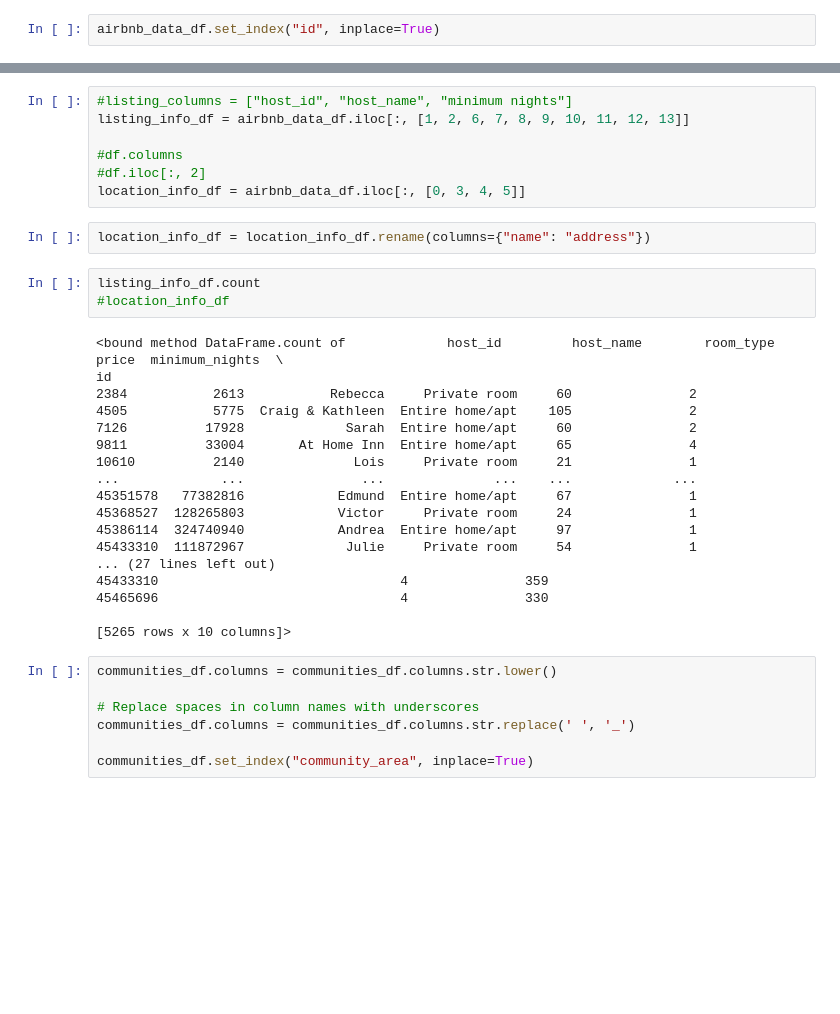
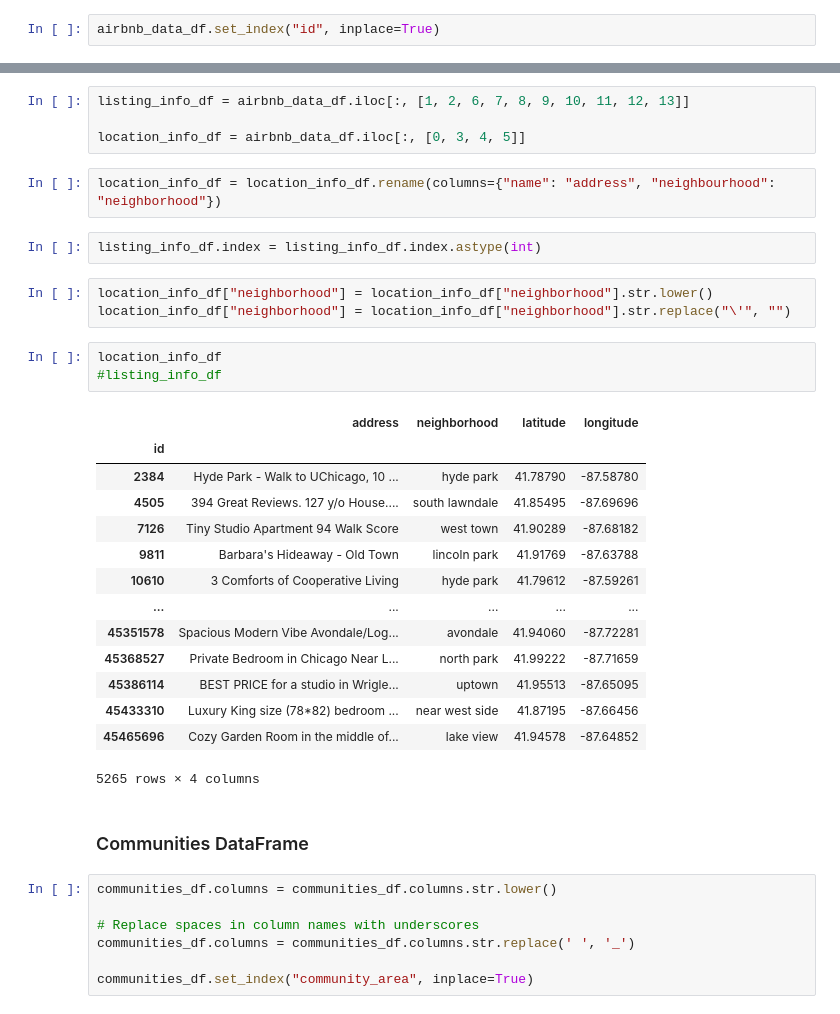
Before and after one commit to halabi93/Airbnb-Data-Analysis, a Jupyter notebook: ETL_Starter.ipynb, the cells around one changed output, grey strips where cells are left out. Saved outputs shown, nothing was run; the diff lists cells and outputs as text; blank space fills up the shorter version.

```diff
--- a/ETL_Starter.ipynb
+++ b/ETL_Starter.ipynb
@@ -39,33 +53,34 @@ airbnb_data_df.index.max()
 # %%
-#listing_columns = ["host_id", "host_name", "minimum nights"]
 listing_info_df = airbnb_data_df.iloc[:, [1, 2, 6, 7, 8, 9, 10, 11, 12, 13]]
 
-#df.columns
-#df.iloc[:, 2]
 location_info_df = airbnb_data_df.iloc[:, [0, 3, 4, 5]]
 # %%
-location_info_df = location_info_df.rename(columns={"name": "address"})
+location_info_df = location_info_df.rename(columns={"name": "address", "neighbourhood": "neighborhood"})
-# %%
-listing_info_df.count
-#location_info_df
-# %% [output]
-<bound method DataFrame.count of             host_id         host_name        room_type  price  minimum_nights  \
-id
-2384           2613           Rebecca     Private room     60               2
-4505           5775  Craig & Kathleen  Entire home/apt    105               2
-7126          17928             Sarah  Entire home/apt     60               2
-9811          33004       At Home Inn  Entire home/apt     65               4
-10610          2140              Lois     Private room     21               1
-...             ...               ...              ...    ...             ...
-45351578   77382816            Edmund  Entire home/apt     67               1
-45368527  128265803            Victor     Private room     24               1
-45386114  324740940            Andrea  Entire home/apt     97               1
-45433310  111872967             Julie     Private room     54               1
-... (27 lines left out)
-45433310                               4               359
-45465696                               4               330
-
-[5265 rows x 10 columns]>
+# %%
+listing_info_df.index = listing_info_df.index.astype(int)
+# %%
+location_info_df["neighborhood"] = location_info_df["neighborhood"].str.lower()
+location_info_df["neighborhood"] = location_info_df["neighborhood"].str.replace("\'", "")
+# %%
+location_info_df
+#listing_info_df
+# %% [output]
+|  | address | neighborhood | latitude | longitude |
+| id |  |  |  |  |
+| 2384 | Hyde Park - Walk to UChicago, 10 ... | hyde park | 41.78790 | -87.58780 |
+| 4505 | 394 Great Reviews. 127 y/o House.... | south lawndale | 41.85495 | -87.69696 |
+| 7126 | Tiny Studio Apartment 94 Walk Score | west town | 41.90289 | -87.68182 |
+| 9811 | Barbara's Hideaway - Old Town | lincoln park | 41.91769 | -87.63788 |
+| 10610 | 3 Comforts of Cooperative Living | hyde park | 41.79612 | -87.59261 |
+| ... | ... | ... | ... | ... |
+| 45351578 | Spacious Modern Vibe Avondale/Log... | avondale | 41.94060 | -87.72281 |
+| 45368527 | Private Bedroom in Chicago Near L... | north park | 41.99222 | -87.71659 |
+| 45386114 | BEST PRICE for a studio in Wrigle... | uptown | 41.95513 | -87.65095 |
+| 45433310 | Luxury King size (78*82) bedroom ... | near west side | 41.87195 | -87.66456 |
+| 45465696 | Cozy Garden Room in the middle of... | lake view | 41.94578 | -87.64852 |
+5265 rows × 4 columns
+# %% [markdown]
+### Communities DataFrame
 # %%
 communities_df.columns = communities_df.columns.str.lower()
 
```
Also changed, not shown: parts of 15 cells of this notebook, 1 other file.
